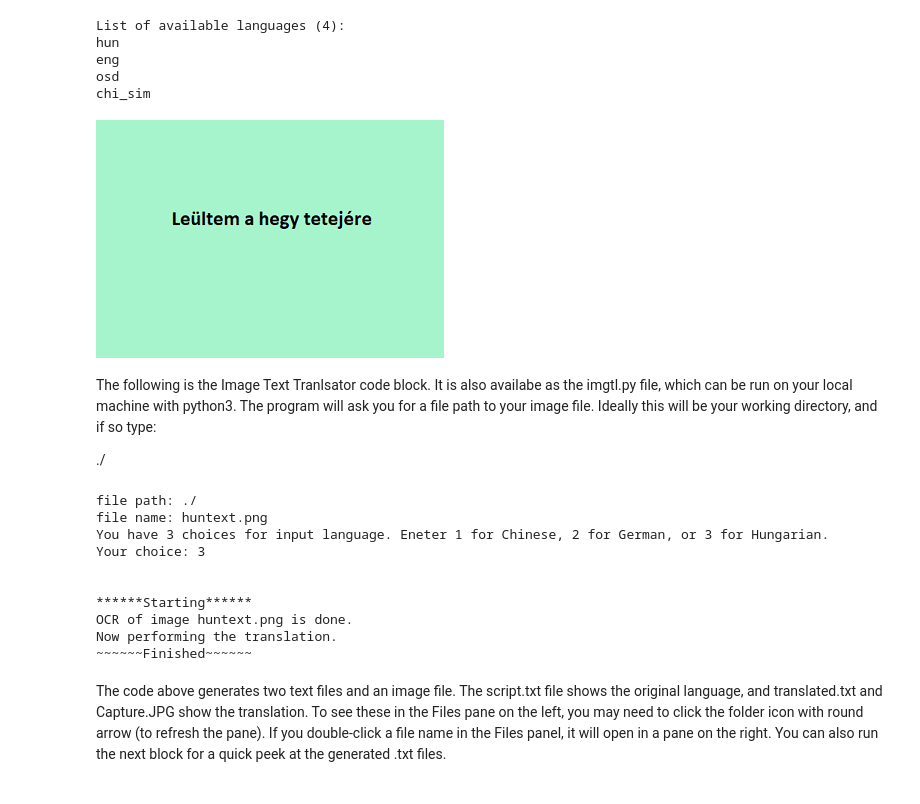
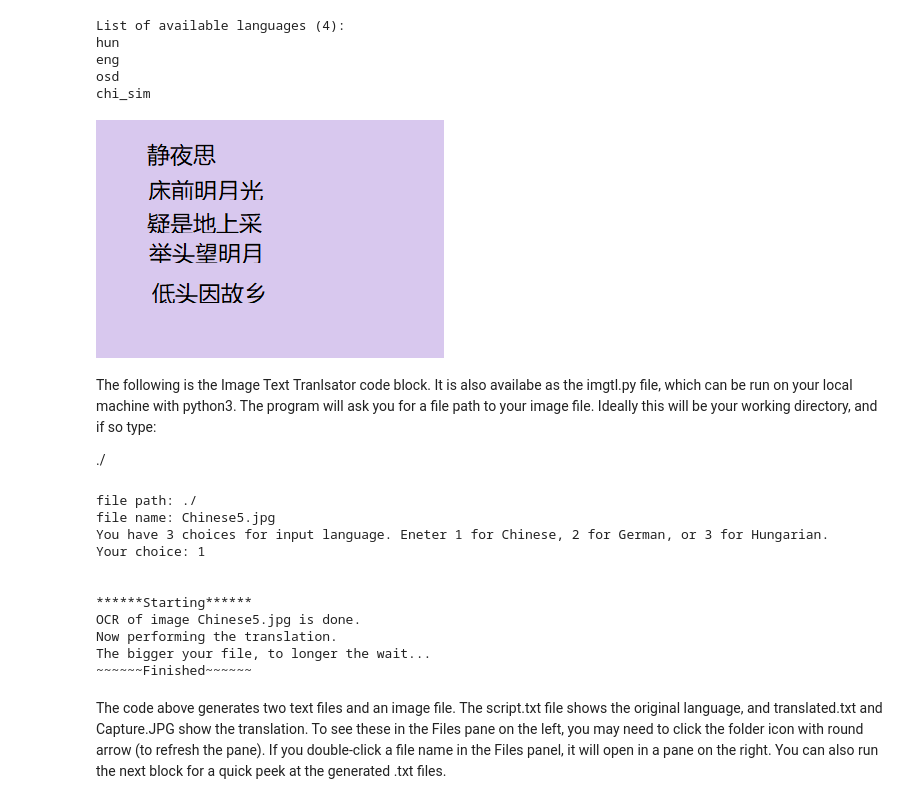
Before and after one commit to solisti/Group1Project3, a Jupyter notebook: Project3_ImageTextTranslator.ipynb, the cells around one changed output. Cells and saved outputs as stored; diff of their text form; code cells hidden in the pictures.

```diff
--- a/Project3_ImageTextTranslator.ipynb
+++ b/Project3_ImageTextTranslator.ipynb
@@ -72,12 +72,12 @@ chi_sim
 # %%
 # Run this block to display an image file
 from IPython.display import Image as DispImage
 
 # To display an image file that is in the working directory:
 # DispImage("ImageName.jpg")
-DispImage ("huntext.png")
+DispImage ("Chinese5.jpg")
 # %% [output]
-[figure, old version]
+[figure, new version]
 # %% [markdown]
 The following is the Image Text Tranlsator code block. It is also availabe as the imgtl.py file, which can be run on your local machine with python3. The program will ask you for a file path to your image file. Ideally this will be your working directory, and if so type:
 
@@ -181,19 +181,21 @@ print("OCR of image " + userfile + " is done.")
 
 # Perform the translation step
 print("Now performing the translation.")
+print("The bigger your file, to longer the wait...")
 translate_text(path, userfile, inlanguage)
 
 print("~~~~~~Finished~~~~~~")
 # %% [output]
 file path: ./
-file name: huntext.png
+file name: Chinese5.jpg
 You have 3 choices for input language. Eneter 1 for Chinese, 2 for German, or 3 for Hungarian.
-Your choice: 3
+Your choice: 1
 
 
 ******Starting******
-OCR of image huntext.png is done.
+OCR of image Chinese5.jpg is done.
 Now performing the translation.
+The bigger your file, to longer the wait...
 ~~~~~~Finished~~~~~~
 # %% [markdown]
 The code above generates two text files and an image file. The script.txt file shows the original language, and translated.txt and Capture.JPG show the translation. To see these in the Files pane on the left, you may need to click the folder icon with round arrow (to refresh the pane). If you double-click a file name in the Files panel, it will open in a pane on the right. You can also run the next block for a quick peek at the generated .txt files.
```
Also changed, not shown: parts of 2 cells of this notebook.
